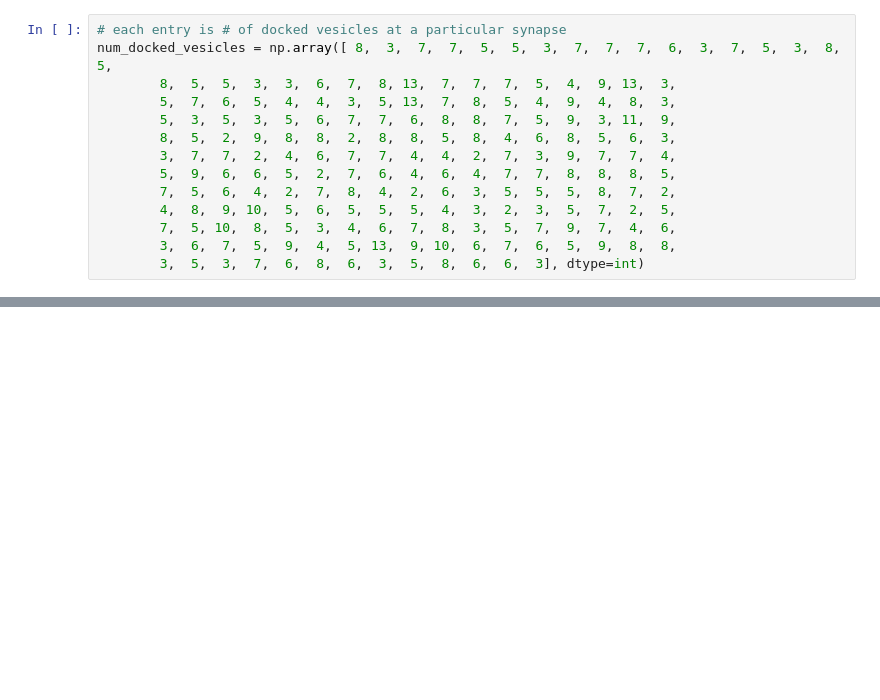
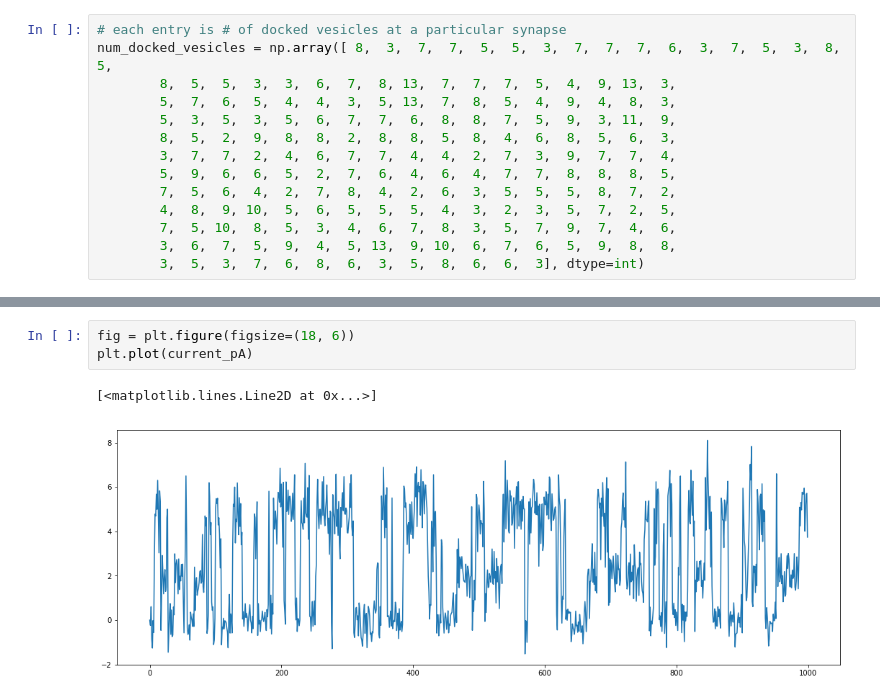
Before and after one commit to marcel-goldschen-ohm/NEU-Spring-2019, a Jupyter notebook: lecture_08_optimization/optimization.ipynb, the cells around one changed output, grey strips where cells are left out. Cells and saved outputs as stored; diff of their text form; blank space fills up the shorter version.

```diff
--- a/lecture_08_optimization/optimization.ipynb
+++ b/lecture_08_optimization/optimization.ipynb
@@ -378,0 +673,6 @@ num_docked_vesicles = np.array([ 8,  3,  7,  7,  5,  5,  3,  7,  7,  7,  6,  3,
+# %%
+fig = plt.figure(figsize=(18, 6))
+plt.plot(current_pA)
+# %% [output]
+[<matplotlib.lines.Line2D at 0x...>]
+[figure, added]
```
Also changed, not shown: parts of 18 cells of this notebook.
